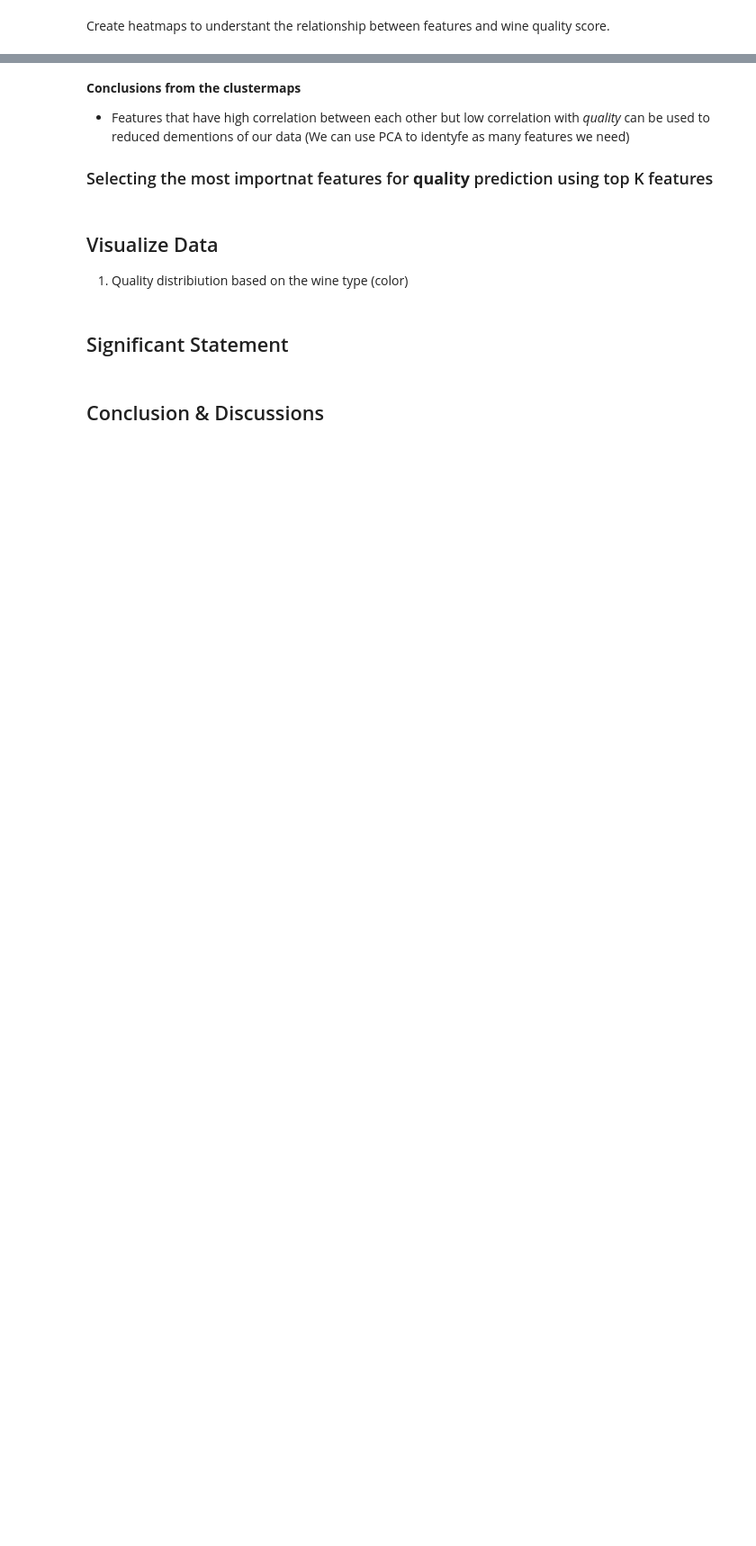
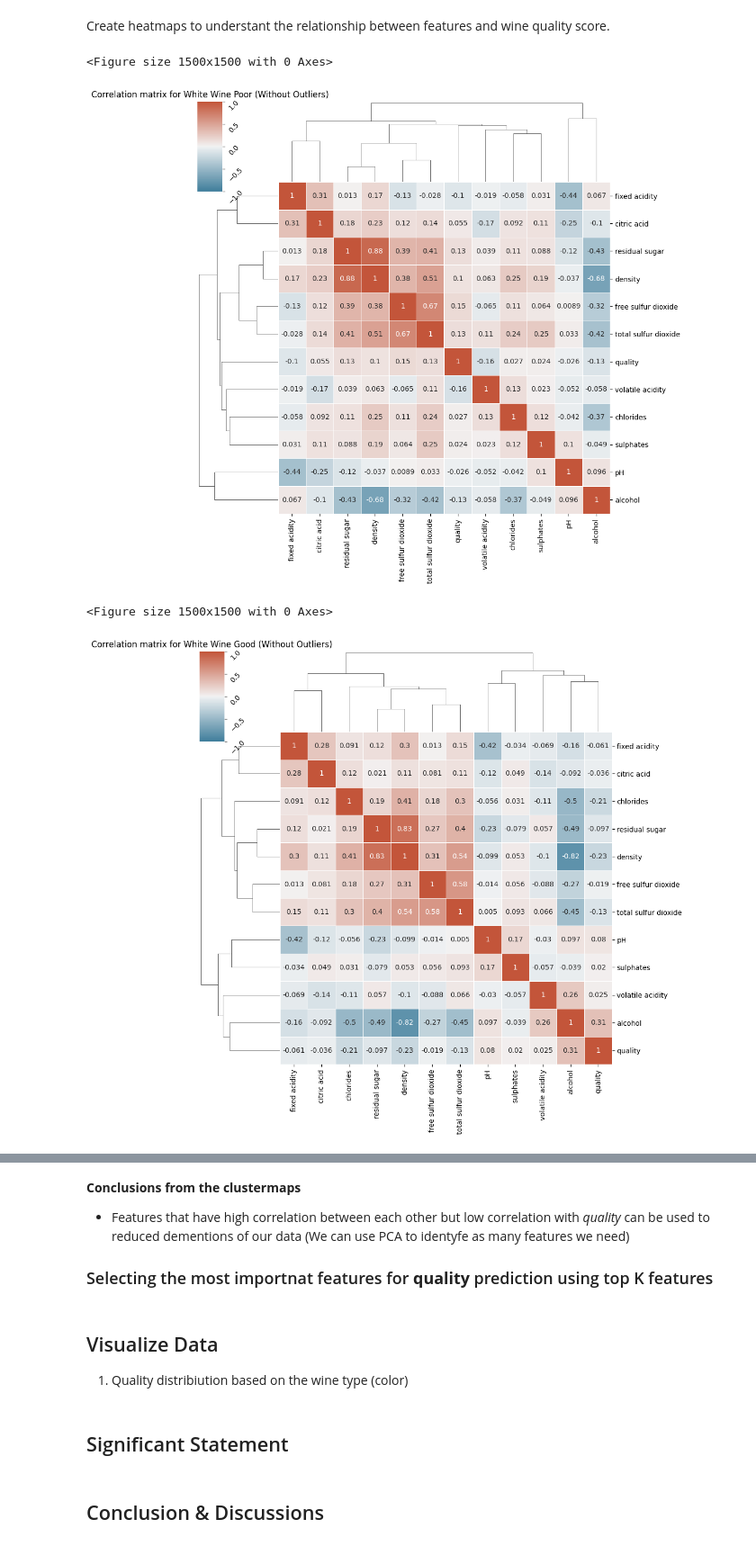
Before and after one commit to ZofiaSamsel/Wine_quality, a Jupyter notebook: main.ipynb, the cells around one changed output, grey strips where cells are left out. Shown at 90% size. Cells and saved outputs as stored; diff of their text form; code cells hidden in the pictures; blank space fills up the shorter version.

Commit message:
update df without outliers.

```diff
--- a/main.ipynb
+++ b/main.ipynb
@@ -379,16 +361,13 @@ Outliers in alcohol: 0
 # %%
 def delete_outliers(wine_type_df):
     without_outliers_df = wine_type_df.copy()
-    z_score_df = wine_type_df.copy()
 
     for col in without_outliers_df.columns:
         if col != 'quality' and col != 'quality_category':
-            z_score_df[col + '_Z_score'] = zscore(without_outliers_df[col])
-            #print(z_score_df.head(5))
+            without_outliers_df[col + '_Z_score'] = zscore(without_outliers_df[col])
 
-            for col in z_score_df.columns:
-                if '_Z_score' in col:
-                    if np.abs(z_score_df[[col + '_Z_score' ]]) <= 6:
-                        print(z_score_df[col])
+    for col in without_outliers_df.columns:
+        if '_Z_score' in col:
+            without_outliers_df = without_outliers_df[np.abs(without_outliers_df[col]) <= 6]
 
-    return wine_type_df
+    return without_outliers_df.drop(columns=[c for c in without_outliers_df if '_Z_score' in c])
@@ -411,0 +374,17 @@ delete_outliers(df_white_good)
+# %%
+df_white_poor_without_outliers = delete_outliers(df_white_poor)
+df_white_good_without_outliers = delete_outliers(df_white_good)
+df_red_poor_without_outliers = delete_outliers(df_red_poor)
+df_red_good_without_outliers = delete_outliers(df_red_good)
+
+df_white_poor_without_outliers.wine_type = 'White Wine Poor (Without Outliers)'
+df_white_good_without_outliers.wine_type = 'White Wine Good (Without Outliers)'
+df_red_poor_without_outliers.wine_type = 'Red Wine Poor (Without Outliers)'
+df_red_good_without_outliers.wine_type = 'Red Wine Good (Without Outliers)'
+# %%
+wine_quality_without_outliers_dfs = [
+    df_white_poor_without_outliers,
+    df_white_good_without_outliers,
+    df_red_poor_without_outliers,
+    df_red_good_without_outliers
+]
@@ -440,15 +421,20 @@ def create_heat_map(wine_type_df):
 def create_clustermap(wine_type_df):
        correlation_matrix = create_corr_matrix(wine_type_df)
        ## do not display features that has a low correlation
-       mask_low_corr = np.abs(correlation_matrix) < 0.05
-       print(mask_low_corr)
+       # mask_low_corr = np.abs(correlation_matrix) < 0.05
+       # print(mask_low_corr)
 
        plt.figure(figsize=(15, 15))
-       sns.clustermap(correlation_matrix, annot=True, mask = mask_low_corr, cmap= cmap,linewidths=.5, vmax=1, vmin=-1)
+       sns.clustermap(correlation_matrix, annot=True, cmap= cmap,linewidths=.5, vmax=1, vmin=-1)
 
        plt.title(f'Correlation matrix for {get_wine_str(wine_type_df)}')
        plt.xticks(rotation=45)
        plt.yticks(rotation=45)
        plt.show()
 # %%
-create_plots(create_clustermap, wine_quality_dfs)
+create_plots(create_clustermap, wine_quality_without_outliers_dfs)
+# %% [output]
+<Figure size 1500x1500 with 0 Axes>
+[figure, added]
+<Figure size 1500x1500 with 0 Axes>
+[figure, added]
```
Also changed, not shown: parts of 9 cells of this notebook.
